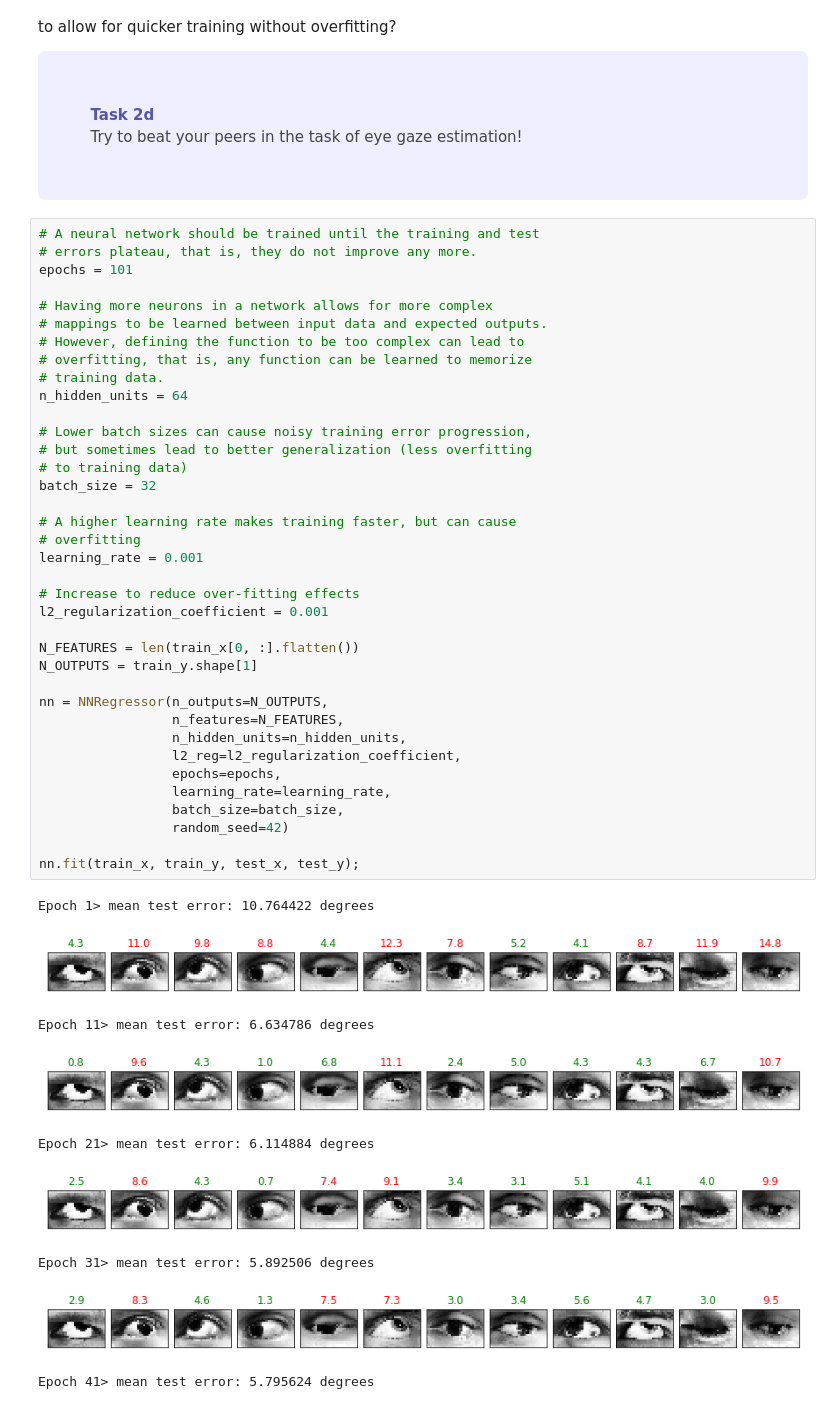
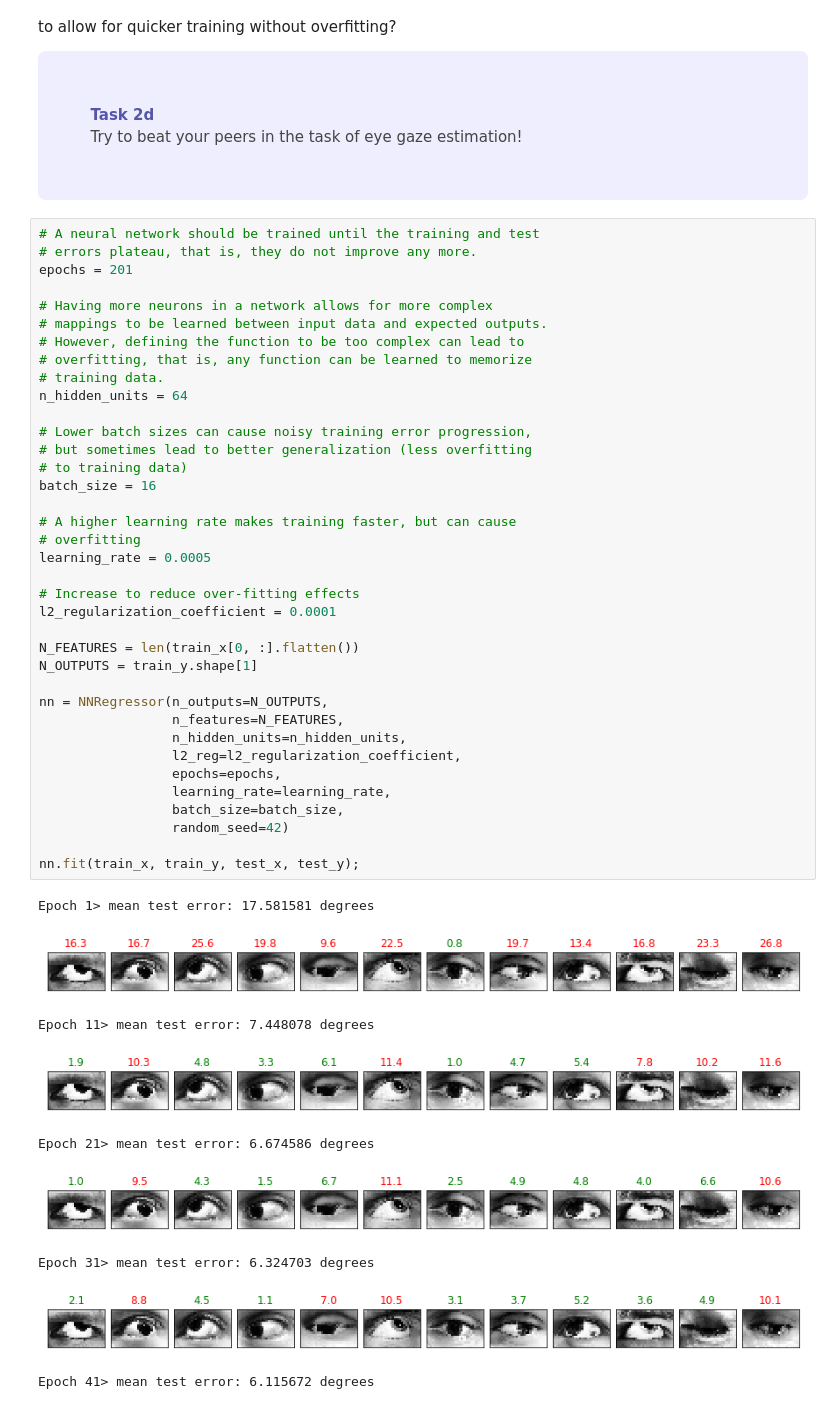
Before and after one commit to jtj21/ComputationalInteraction18, a Jupyter notebook: Otmar/solutions/Otmar b (Eye Gaze).ipynb, the cells around one changed output. Drawn from its saved outputs; the diff is of its cells as text.

```diff
--- a/Otmar/solutions/Otmar b (Eye Gaze).ipynb
+++ b/Otmar/solutions/Otmar b (Eye Gaze).ipynb
@@ -403,47 +403,47 @@ In addition, pay attention to the speed of the training process. Which parameter
 # %%
 # A neural network should be trained until the training and test
 # errors plateau, that is, they do not improve any more.
-epochs = 101
+epochs = 201
 
 # Having more neurons in a network allows for more complex
 # mappings to be learned between input data and expected outputs.
 # However, defining the function to be too complex can lead to
 # overfitting, that is, any function can be learned to memorize
 # training data.
 n_hidden_units = 64
 
 # Lower batch sizes can cause noisy training error progression,
 # but sometimes lead to better generalization (less overfitting
 # to training data)
-batch_size = 32
+batch_size = 16
 
 # A higher learning rate makes training faster, but can cause
 # overfitting
-learning_rate = 0.001
+learning_rate = 0.0005
 
 # Increase to reduce over-fitting effects
-l2_regularization_coefficient = 0.001
+l2_regularization_coefficient = 0.0001
 
 N_FEATURES = len(train_x[0, :].flatten())
 N_OUTPUTS = train_y.shape[1]
 
 nn = NNRegressor(n_outputs=N_OUTPUTS,
                  n_features=N_FEATURES,
                  n_hidden_units=n_hidden_units,
                  l2_reg=l2_regularization_coefficient,
                  epochs=epochs,
                  learning_rate=learning_rate,
                  batch_size=batch_size,
                  random_seed=42)
 
 nn.fit(train_x, train_y, test_x, test_y);
 # %% [output]
-Epoch 1> mean test error: 10.764422 degrees
+Epoch 1> mean test error: 17.581581 degrees
-[figure, old version]
+[figure, new version]
-Epoch 11> mean test error: 6.634786 degrees
+Epoch 11> mean test error: 7.448078 degrees
-[figure, old version]
+[figure, new version]
-Epoch 21> mean test error: 6.114884 degrees
+Epoch 21> mean test error: 6.674586 degrees
-[figure, old version]
+[figure, new version]
-Epoch 31> mean test error: 5.892506 degrees
+Epoch 31> mean test error: 6.324703 degrees
 [figure]
-Epoch 41> mean test error: 5.795624 degrees
+Epoch 41> mean test error: 6.115672 degrees
```
Also changed, not shown: parts of 2 cells of this notebook, 3 other files.
